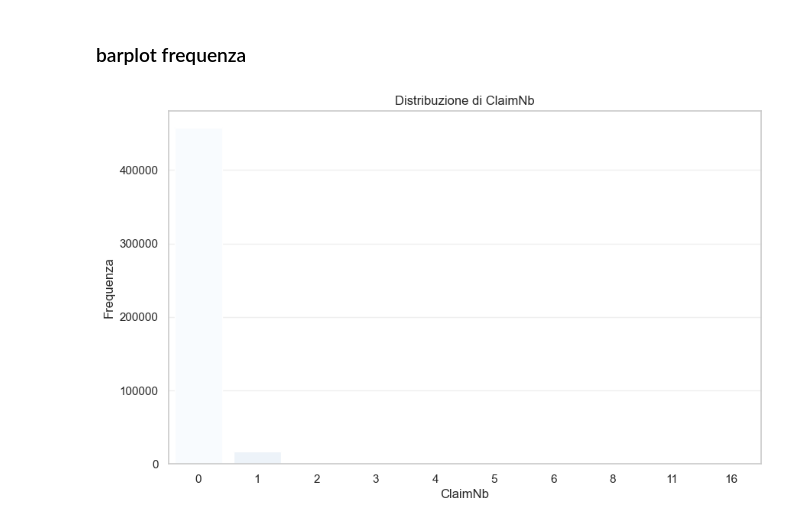
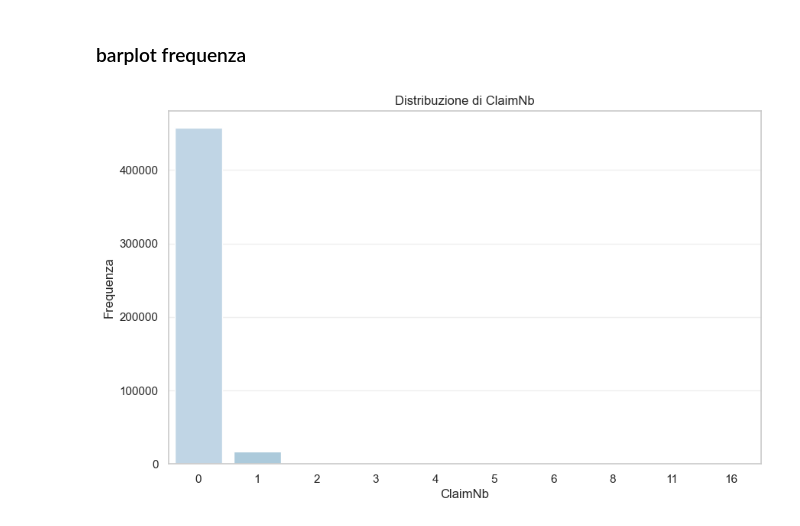
Before and after one commit to spedygiorgio/deployactuarialprod, a Jupyter notebook: notebooks/explore_dataset.ipynb, the cells around one changed output. Saved outputs shown, nothing was run; the diff lists cells and outputs as text; code cells hidden in the pictures.

```diff
--- a/notebooks/explore_dataset.ipynb
+++ b/notebooks/explore_dataset.ipynb
@@ -130,12 +130,15 @@ max       228.000000
 # %% [markdown]
 ### barplot frequenza
 # %%
+n_claims = df_train['ClaimNb'].nunique()
+dark_blues = sns.color_palette("Blues", n_colors=n_claims + 3)[3:]  # evita le tonalità troppo chiare
+
 plt.figure(figsize=(10, 6))
-sns.countplot(data=df_train, x='ClaimNb', hue='ClaimNb', palette='Blues', legend=False)
+sns.countplot(data=df_train, x='ClaimNb', hue='ClaimNb', palette=dark_blues, legend=False)
 plt.title('Distribuzione di ClaimNb')
 plt.xlabel('ClaimNb')
 plt.ylabel('Frequenza')
 plt.grid(axis='y', alpha=0.3)
 plt.show()
 # %% [output]
-[figure, old version]
+[figure, new version]
```
Also changed, not shown: parts of 2 cells of this notebook.
